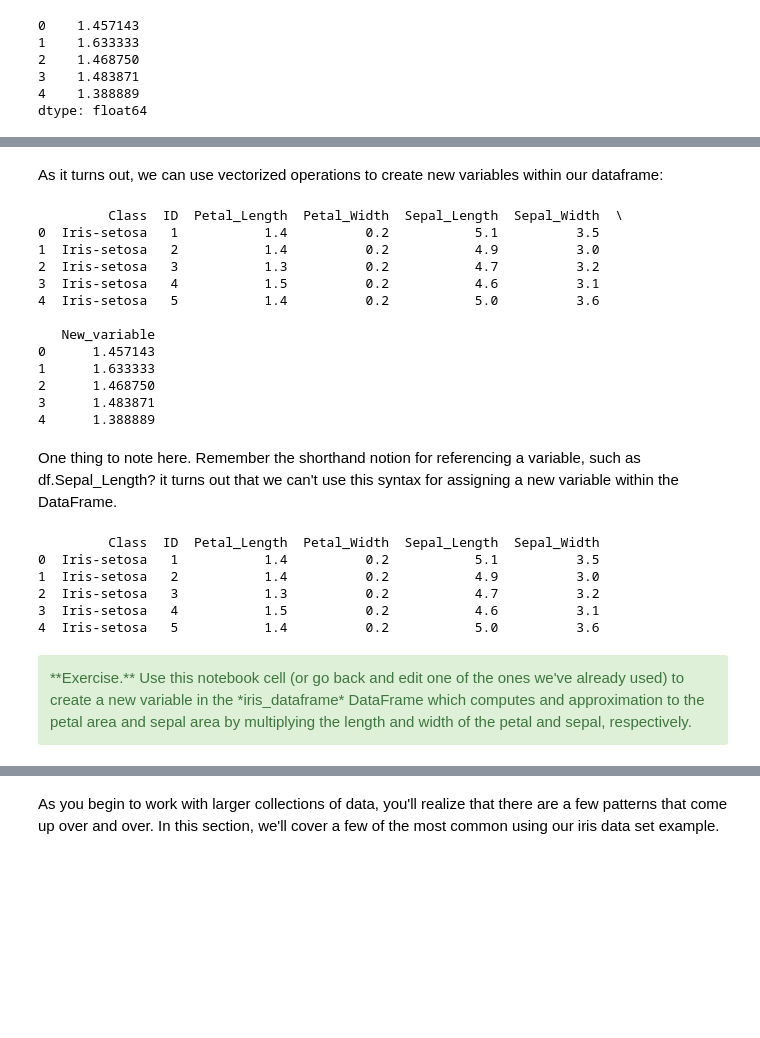
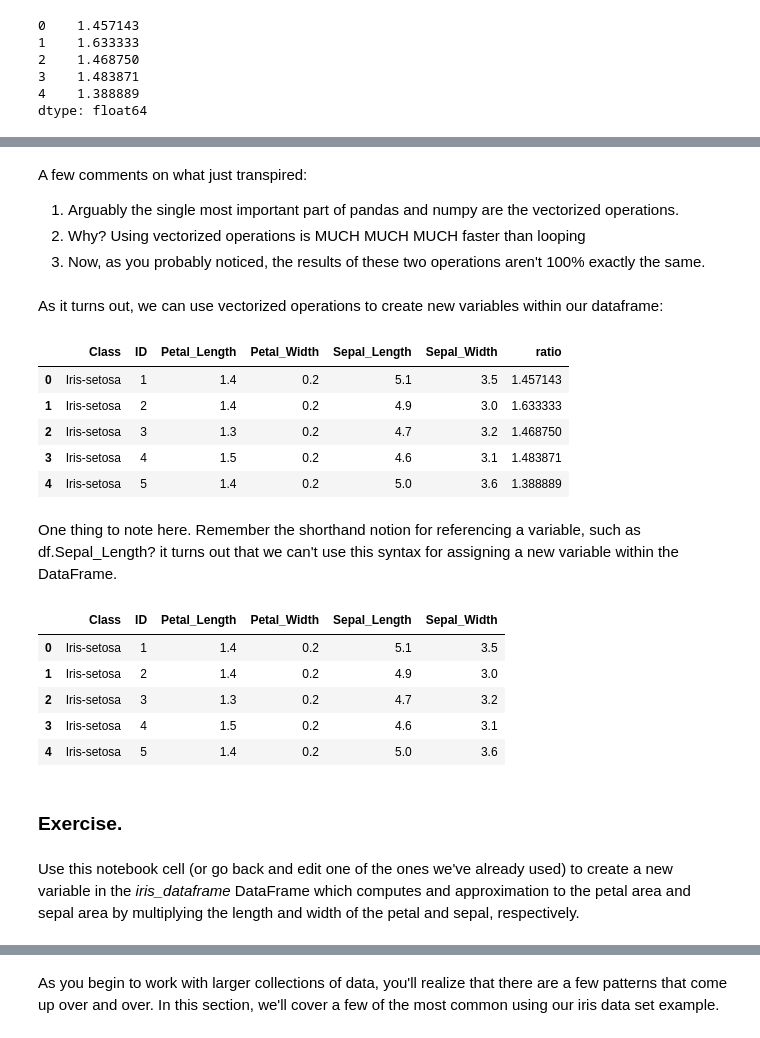
Before and after one commit to johnjfox/Analytic_Enterprise, a Jupyter notebook: slides/02a_Pandas_Overview.ipynb, the cells around one changed output, grey strips where cells are left out. Cells and saved outputs as stored; diff of their text form; code cells hidden in the pictures; blank space fills up the shorter version.

```diff
--- a/slides/02a_Pandas_Overview.ipynb
+++ b/slides/02a_Pandas_Overview.ipynb
@@ -288,27 +256,25 @@ A few comments on what just transpired:
+# %% [markdown]
+A few comments on what just transpired:
+1. Arguably the single most important part of pandas and numpy are the vectorized operations.
+2. Why? Using vectorized operations is MUCH MUCH MUCH faster than looping
+3. Now, as you probably noticed, the results of these two operations aren't 100% exactly the same.
 # %% [markdown]
 As it turns out, we can use vectorized operations to create new variables within our dataframe:
 # %%
 # Let's make sure we have a clean copy of our sample data
 df = setupDF()
 
 # Not only can we create a new variable, we can insert it directly into our existing DataFrame
-df['New_variable'] = df['Sepal_Length'] / df['Sepal_Width']
+df['ratio'] = df['Sepal_Length'] / df['Sepal_Width']
 
-print df
+df
 # %% [output]
-         Class  ID  Petal_Length  Petal_Width  Sepal_Length  Sepal_Width  \
-0  Iris-setosa   1           1.4          0.2           5.1          3.5
-1  Iris-setosa   2           1.4          0.2           4.9          3.0
-2  Iris-setosa   3           1.3          0.2           4.7          3.2
-3  Iris-setosa   4           1.5          0.2           4.6          3.1
-4  Iris-setosa   5           1.4          0.2           5.0          3.6
-
-   New_variable
-0      1.457143
-1      1.633333
-2      1.468750
-3      1.483871
-4      1.388889
+|  | Class | ID | Petal_Length | Petal_Width | Sepal_Length | Sepal_Width | ratio |
+| 0 | Iris-setosa | 1 | 1.4 | 0.2 | 5.1 | 3.5 | 1.457143 |
+| 1 | Iris-setosa | 2 | 1.4 | 0.2 | 4.9 | 3.0 | 1.633333 |
+| 2 | Iris-setosa | 3 | 1.3 | 0.2 | 4.7 | 3.2 | 1.468750 |
+| 3 | Iris-setosa | 4 | 1.5 | 0.2 | 4.6 | 3.1 | 1.483871 |
+| 4 | Iris-setosa | 5 | 1.4 | 0.2 | 5.0 | 3.6 | 1.388889 |
 # %% [markdown]
 One thing to note here. Remember the shorthand notion for referencing a variable, such as df.Sepal_Length? it turns out that we can't use this syntax for assigning a new variable within the DataFrame.
 # %%
@@ -318,18 +284,18 @@ df = setupDF()
 # unfortunately, look what happens if we try to use the other form of the variable access notation
 df.another_new_variable = df['Sepal_Length'] + df['Sepal_Width']
 
-print df
+df
 # %% [output]
-         Class  ID  Petal_Length  Petal_Width  Sepal_Length  Sepal_Width
-0  Iris-setosa   1           1.4          0.2           5.1          3.5
-1  Iris-setosa   2           1.4          0.2           4.9          3.0
-2  Iris-setosa   3           1.3          0.2           4.7          3.2
-3  Iris-setosa   4           1.5          0.2           4.6          3.1
-4  Iris-setosa   5           1.4          0.2           5.0          3.6
+|  | Class | ID | Petal_Length | Petal_Width | Sepal_Length | Sepal_Width |
+| 0 | Iris-setosa | 1 | 1.4 | 0.2 | 5.1 | 3.5 |
+| 1 | Iris-setosa | 2 | 1.4 | 0.2 | 4.9 | 3.0 |
+| 2 | Iris-setosa | 3 | 1.3 | 0.2 | 4.7 | 3.2 |
+| 3 | Iris-setosa | 4 | 1.5 | 0.2 | 4.6 | 3.1 |
+| 4 | Iris-setosa | 5 | 1.4 | 0.2 | 5.0 | 3.6 |
+# %% [markdown]
+### Exercise.
 # %% [markdown]
-<div class="alert alert-success">
-**Exercise.** Use this notebook cell (or go back and edit one of the ones we've already used) to create a new variable in the *iris_dataframe* DataFrame which computes and approximation to the petal area and sepal area by multiplying the length and width of the petal and sepal, respectively.
-</div>
+Use this notebook cell (or go back and edit one of the ones we've already used) to create a new variable in the *iris_dataframe* DataFrame which computes and approximation to the petal area and sepal area by multiplying the length and width of the petal and sepal, respectively.
 # %%
 # create your answer to the exercise here
 # %% [markdown]
```
Also changed, not shown: parts of 105 cells of this notebook, 9 other files.
